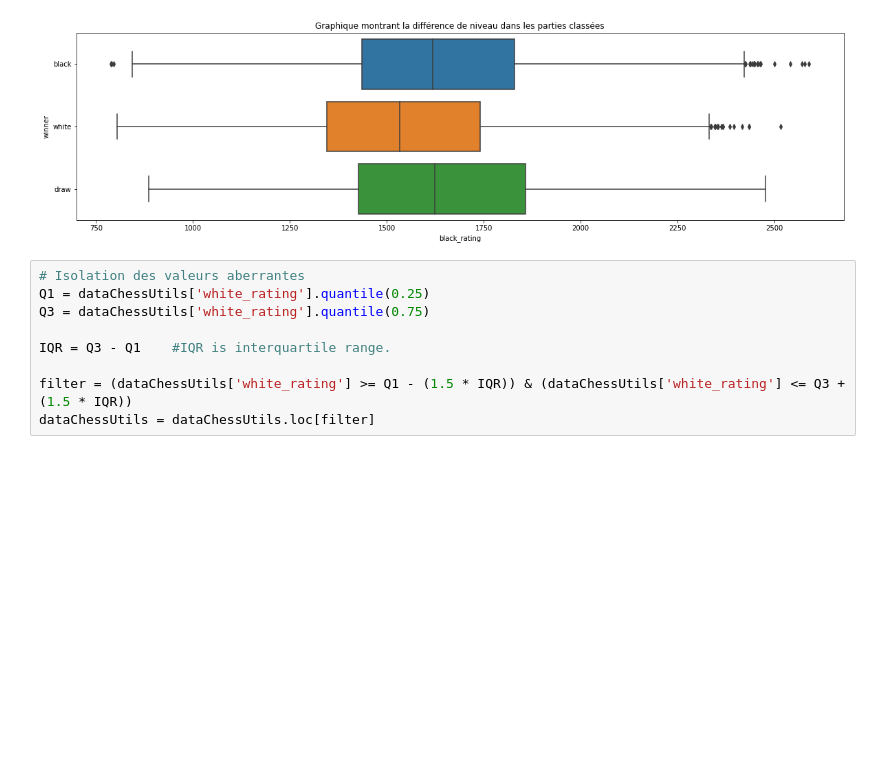
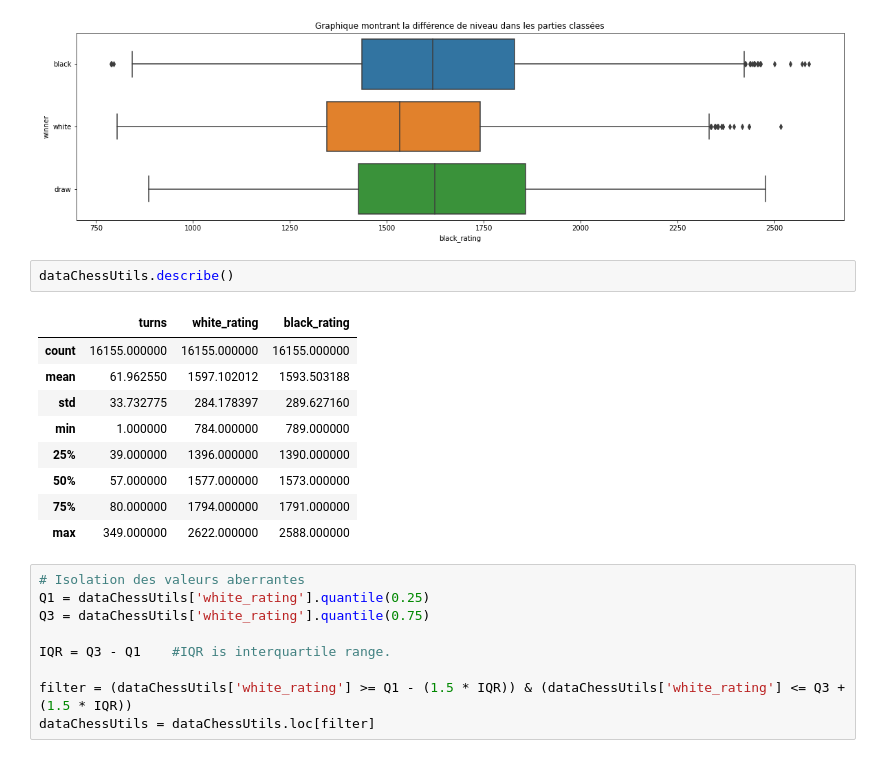
Before and after one commit to BlazingBurn/HitemapythonExo, a Jupyter notebook: analyse donnee/ProjetAnalyseDonneeEchecs.ipynb, the cells around one changed output. Cells and saved outputs as stored; diff of their text form; blank space fills up the shorter version.

```diff
--- a/analyse donnee/ProjetAnalyseDonneeEchecs.ipynb
+++ b/analyse donnee/ProjetAnalyseDonneeEchecs.ipynb
@@ -118,6 +118,18 @@ sns.boxplot(data=dataChessUtils,x="black_rating", y="winner", ax=ax).set(title="
 # %% [output]
 [Text(0.5, 1.0, 'Graphique montrant la différence de niveau dans les parties classées')]
 [figure]
+# %%
+dataChessUtils.describe()
+# %% [output]
+|  | turns | white_rating | black_rating |
+| count | 16155.000000 | 16155.000000 | 16155.000000 |
+| mean | 61.962550 | 1597.102012 | 1593.503188 |
+| std | 33.732775 | 284.178397 | 289.627160 |
+| min | 1.000000 | 784.000000 | 789.000000 |
+| 25% | 39.000000 | 1396.000000 | 1390.000000 |
+| 50% | 57.000000 | 1577.000000 | 1573.000000 |
+| 75% | 80.000000 | 1794.000000 | 1791.000000 |
+| max | 349.000000 | 2622.000000 | 2588.000000 |
 # %%
 # Isolation des valeurs aberrantes
 Q1 = dataChessUtils['white_rating'].quantile(0.25)
```
Also changed, not shown: parts of 2 cells of this notebook.
